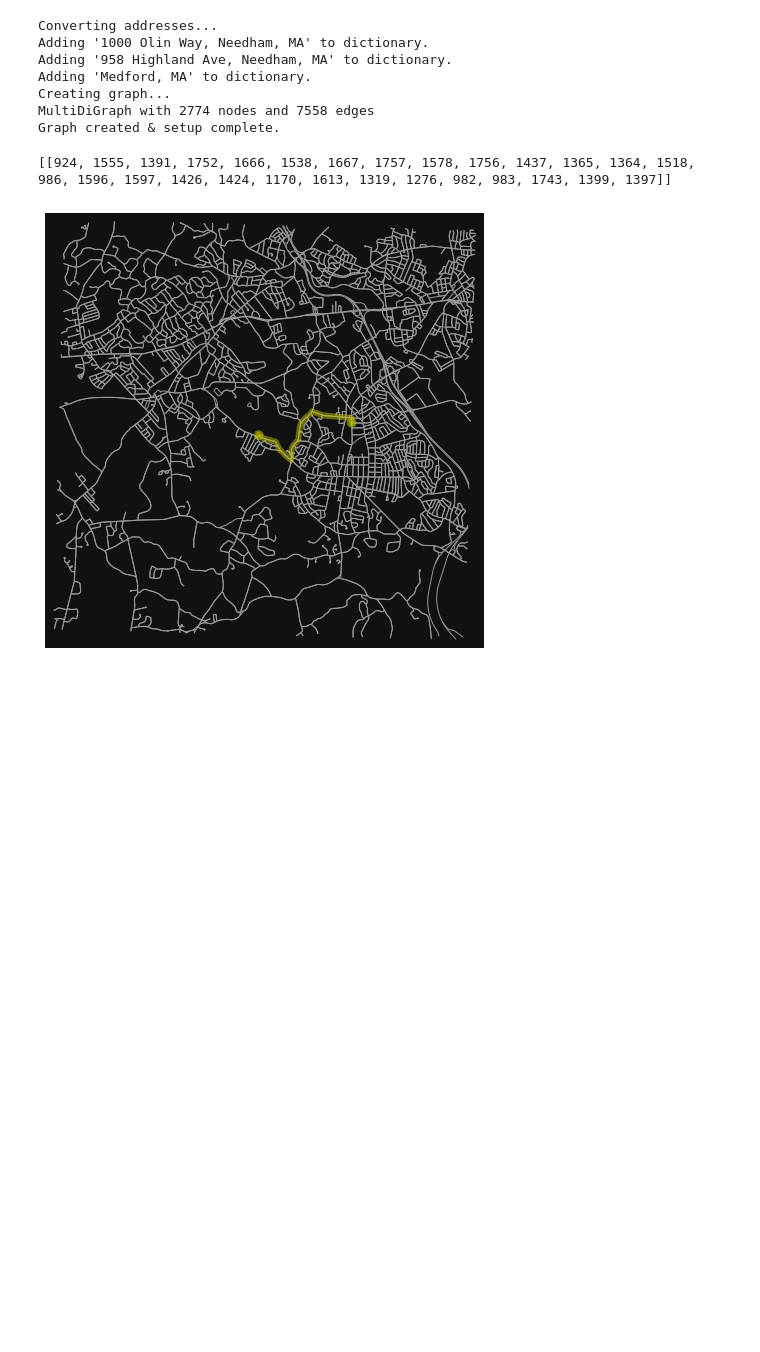
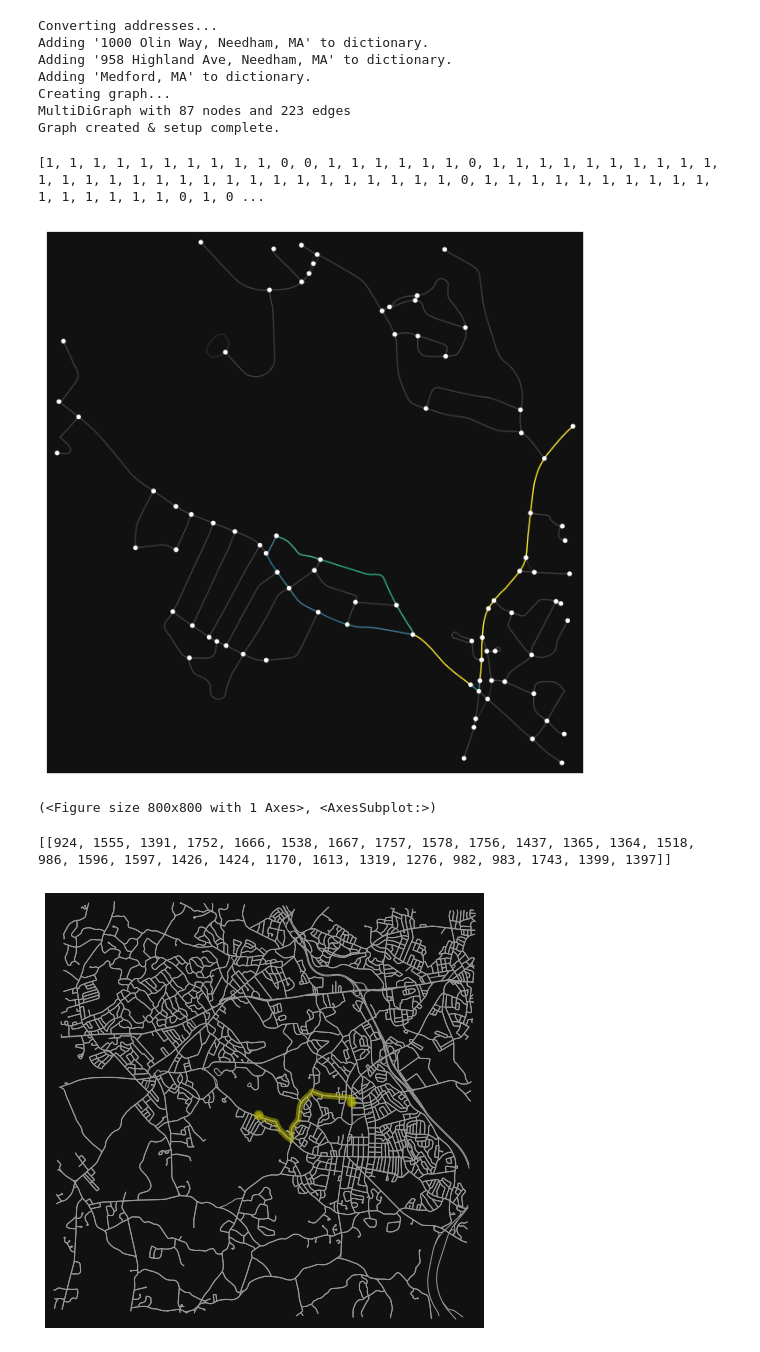
Before and after one commit to osalih1/traffic-flow-optimization, a Jupyter notebook: sp_testing.ipynb, the cells around one changed output. Drawn from its saved outputs; the diff is of its cells as text; code cells hidden in the pictures; blank space fills up the shorter version.

Commit message:
Finish plotting for max flow

```diff
--- a/sp_testing.ipynb
+++ b/sp_testing.ipynb
@@ -11,7 +11,7 @@ address_list = [
     "958 Highland Ave, Needham, MA",
     "Medford, MA",
 ]
-alg = ShortestPath(address_list, 5000)
+alg = ShortestPath(address_list, 1000)
 # print(alg.coordinate_dict)
 olin = address_list[0]
 tjs = address_list[1]
@@ -29,8 +29,50 @@ Adding '1000 Olin Way, Needham, MA' to dictionary.
 Adding '958 Highland Ave, Needham, MA' to dictionary.
 Adding 'Medford, MA' to dictionary.
 Creating graph...
-MultiDiGraph with 2774 nodes and 7558 edges
+MultiDiGraph with 87 nodes and 223 edges
 Graph created & setup complete.
+# %%
+max_flow, flowDict = alg.max_flow_path(address_list[0], address_list[1])
+path = {
+    (u, v, 0): {"actual_flow": flowDict[u][v]}
+    for u in flowDict
+    for v in flowDict[u]
+    if flowDict[u][v] > 0
+}
+
+remove_edges = []
+for u, v, ind in alg.graph.edges:
+    if ind > 0:
+        remove_edges.append((u, v, ind))
+
+# alg.graph.remove_edges_from(remove_edges)
+actual_flow = ox.graph_to_gdfs(alg.graph, nodes=False)['actual_flow'].fillna(0)
+nx.set_edge_attributes(alg.graph, actual_flow, 'actual_flow')
+# nx.set_edge_attributes(alg.graph, path)
+# print(len(alg.graph.edges))
+# %%
+import pandas as pd
+colors = ox.plot.get_edge_colors_by_attr(alg.graph, attr="actual_flow", cmap="viridis")
+
+counter = []
+for u, v, ind in alg.graph.edges:
+    if alg.graph[u][v][ind]['actual_flow'] == 0.0:
+        counter.append(1)
+    else:
+        counter.append(0)
+
+print(counter)
+
+for index, value in colors.items():
+    if counter[0] == 1:
+        colors[index] = (1, 1, 1, 0.1)
+    counter.pop(0)
+
+ox.plot_graph(alg.graph, edge_color=colors)
+# %% [output]
+[1, 1, 1, 1, 1, 1, 1, 1, 1, 1, 0, 0, 1, 1, 1, 1, 1, 1, 0, 1, 1, 1, 1, 1, 1, 1, 1, 1, 1, 1, 1, 1, 1, 1, 1, 1, 1, 1, 1, 1, 1, 1, 1, 1, 1, 1, 1, 0, 1, 1, 1, 1, 1, 1, 1, 1, 1, 1, 1, 1, 1, 1, 1, 1, 0, 1, 0 ...
+[figure, added]
+(<Figure size 800x800 with 1 Axes>, <AxesSubplot:>)
 # %%
 #* OSMnx Dijkstra's
 dijkstra_shortest_path_list = alg.d_shortest_path(address_list[0], address_list[1])
```
Also changed, not shown: 2 other files.
